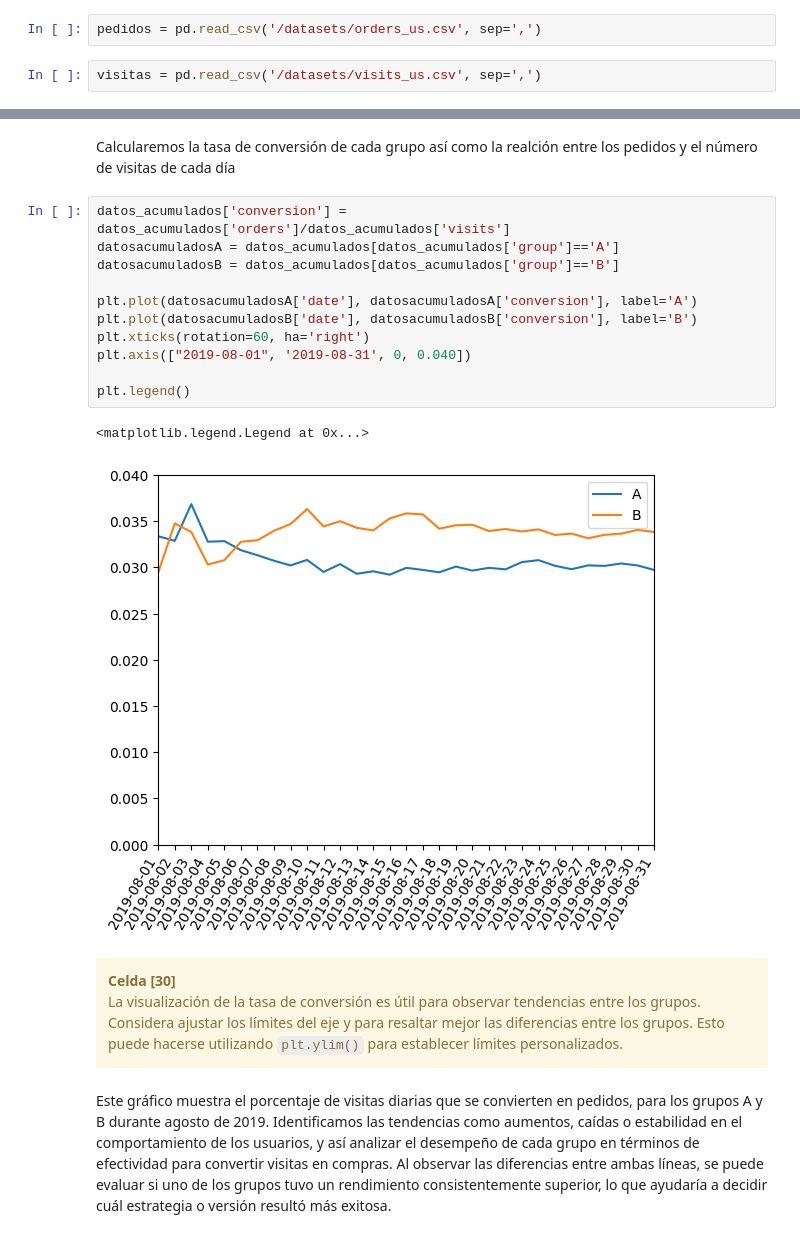
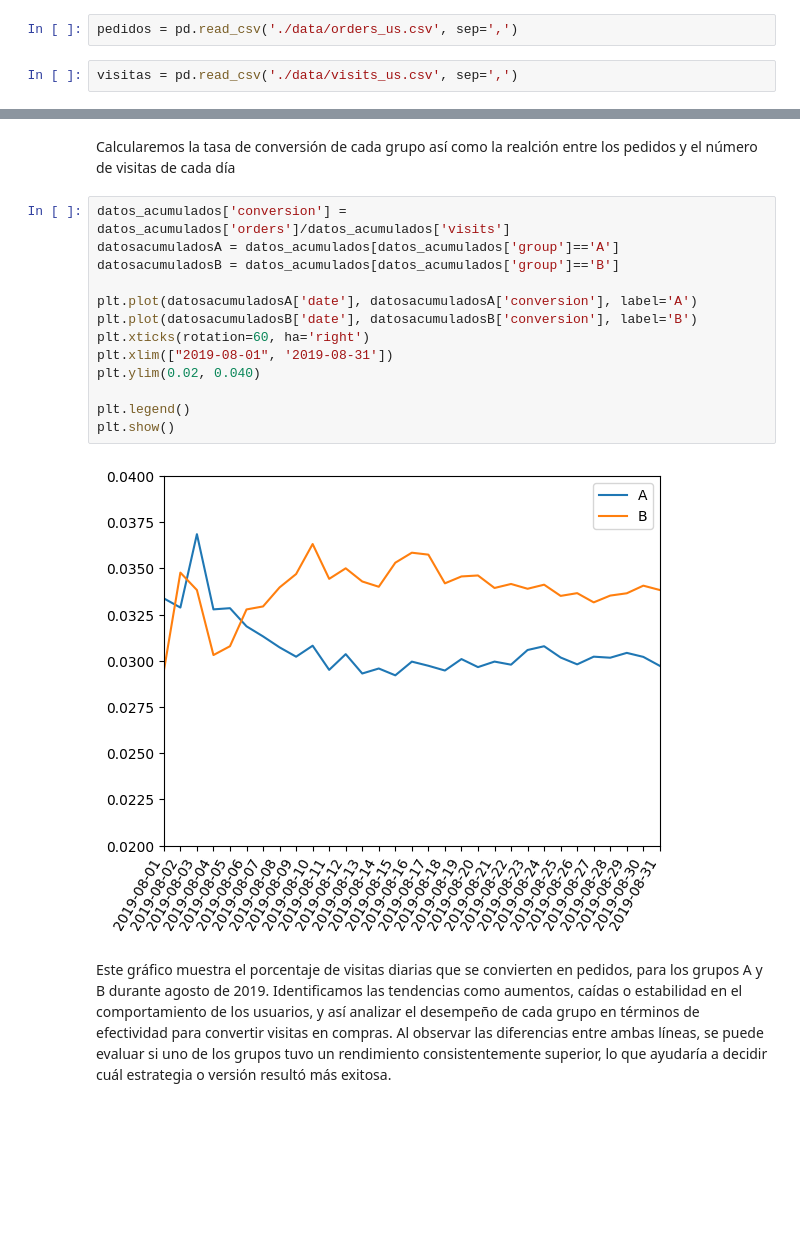
Before and after one commit to Rom5262/Analisis-Mercado, a Jupyter notebook: marketing.ipynb, the cells around one changed output, grey strips where cells are left out. Saved outputs shown, nothing was run; the diff lists cells and outputs as text; blank space fills up the shorter version.

```diff
--- a/marketing.ipynb
+++ b/marketing.ipynb
@@ -146,9 +150,9 @@ Al utilizar RICE, no solo se toma en cuenta qué tan bien se ve una hipotesis, s
 # %% [markdown]
 <h2 style="color:blue;">Vamos a trabajar con la Base de Datos "pedidos" y "visitas"</h2>
 # %%
-pedidos = pd.read_csv('/datasets/orders_us.csv', sep=',')
+pedidos = pd.read_csv('./data/orders_us.csv', sep=',')
 # %%
-visitas = pd.read_csv('/datasets/visits_us.csv', sep=',')
+visitas = pd.read_csv('./data/visits_us.csv', sep=',')
 # %%
 pedidos.info()
 # %% [output]
@@ -358,22 +370,18 @@ Calcularemos la tasa de conversión de cada grupo así como la realción entre l
 # %%
 datos_acumulados['conversion'] = datos_acumulados['orders']/datos_acumulados['visits']
 datosacumuladosA = datos_acumulados[datos_acumulados['group']=='A']
 datosacumuladosB = datos_acumulados[datos_acumulados['group']=='B']
 
 plt.plot(datosacumuladosA['date'], datosacumuladosA['conversion'], label='A')
 plt.plot(datosacumuladosB['date'], datosacumuladosB['conversion'], label='B')
 plt.xticks(rotation=60, ha='right')
-plt.axis(["2019-08-01", '2019-08-31', 0, 0.040])
+plt.xlim(["2019-08-01", '2019-08-31'])
+plt.ylim(0.02, 0.040)
 
 plt.legend()
+plt.show()
 # %% [output]
-<matplotlib.legend.Legend at 0x...>
-[figure, old version]
+[figure, new version]
-# %% [markdown]
-<div class="alert alert-block alert-warning">
-<b>Celda [30]</b> <a class="tocSkip"></a><br>
-La visualización de la tasa de conversión es útil para observar tendencias entre los grupos. Considera ajustar los límites del eje y para resaltar mejor las diferencias entre los grupos. Esto puede hacerse utilizando <code>plt.ylim()</code> para establecer límites personalizados.
-</div>
 # %% [markdown]
 Este gráfico muestra el porcentaje de visitas diarias que se convierten en pedidos, para los grupos A y B durante agosto de 2019.
 Identificamos las  tendencias como aumentos, caídas o estabilidad en el comportamiento de los usuarios, y así analizar el desempeño de cada grupo en términos de efectividad para convertir visitas en compras. Al observar las diferencias entre ambas líneas, se puede evaluar si uno de los grupos tuvo un rendimiento consistentemente superior, lo que ayudaría a decidir cuál estrategia o versión resultó más exitosa.
```
Also changed, not shown: parts of 34 cells of this notebook.
